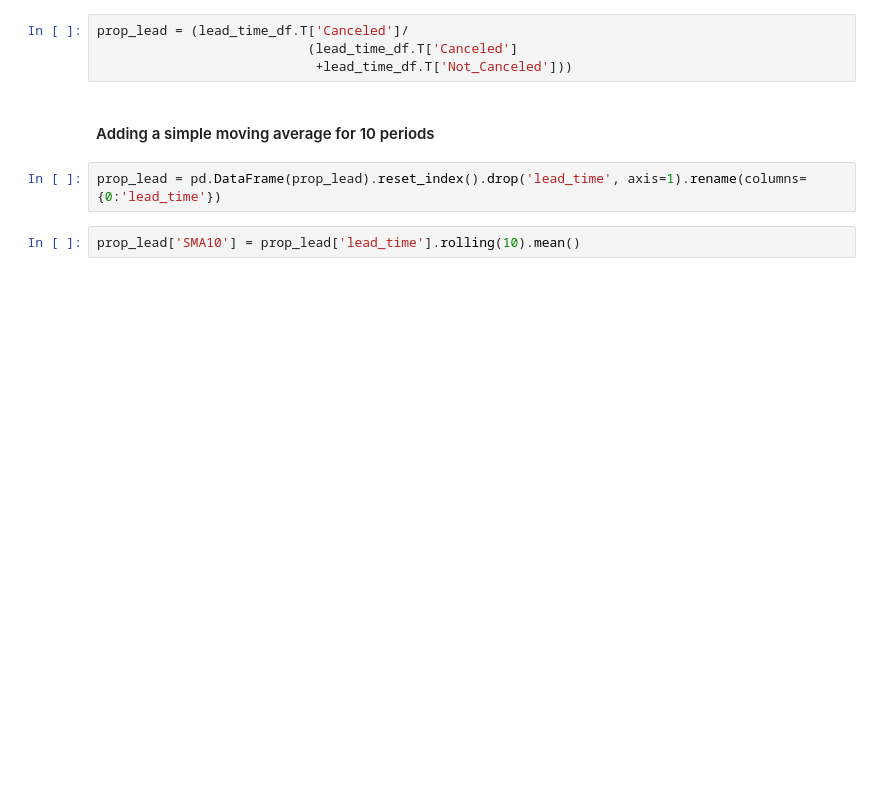
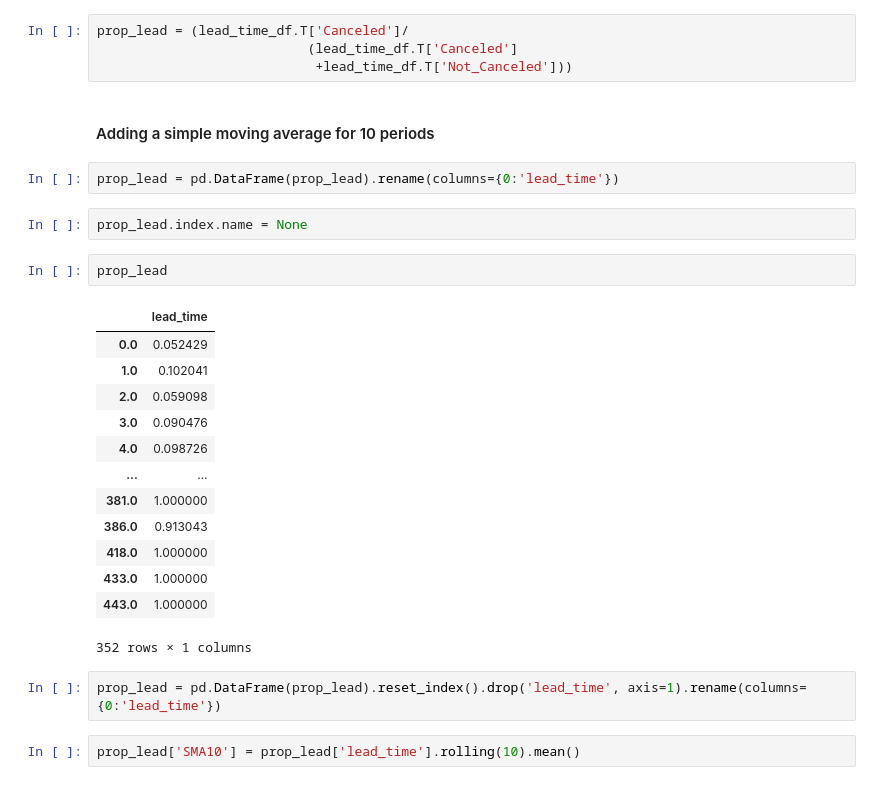
Before and after one commit to mduncan23/Hotel_Cancellation_Predictor, a Jupyter notebook: Hotel_Cancellation_Notebook-Clean.ipynb, the cells around one changed output. Saved outputs shown, nothing was run; the diff lists cells and outputs as text; blank space fills up the shorter version.

```diff
--- a/Hotel_Cancellation_Notebook-Clean.ipynb
+++ b/Hotel_Cancellation_Notebook-Clean.ipynb
@@ -307,6 +307,26 @@ prop_lead = (lead_time_df.T['Canceled']/
                             +lead_time_df.T['Not_Canceled']))
 # %% [markdown]
 #### Adding a simple moving average for 10 periods
+# %%
+prop_lead = pd.DataFrame(prop_lead).rename(columns={0:'lead_time'})
+# %%
+prop_lead.index.name = None
+# %%
+prop_lead
+# %% [output]
+|  | lead_time |
+| 0.0 | 0.052429 |
+| 1.0 | 0.102041 |
+| 2.0 | 0.059098 |
+| 3.0 | 0.090476 |
+| 4.0 | 0.098726 |
+| ... | ... |
+| 381.0 | 1.000000 |
+| 386.0 | 0.913043 |
+| 418.0 | 1.000000 |
+| 433.0 | 1.000000 |
+| 443.0 | 1.000000 |
+352 rows × 1 columns
 # %%
 prop_lead = pd.DataFrame(prop_lead).reset_index().drop('lead_time', axis=1).rename(columns={0:'lead_time'})
 # %%
```
Also changed, not shown: parts of 6 cells of this notebook.
